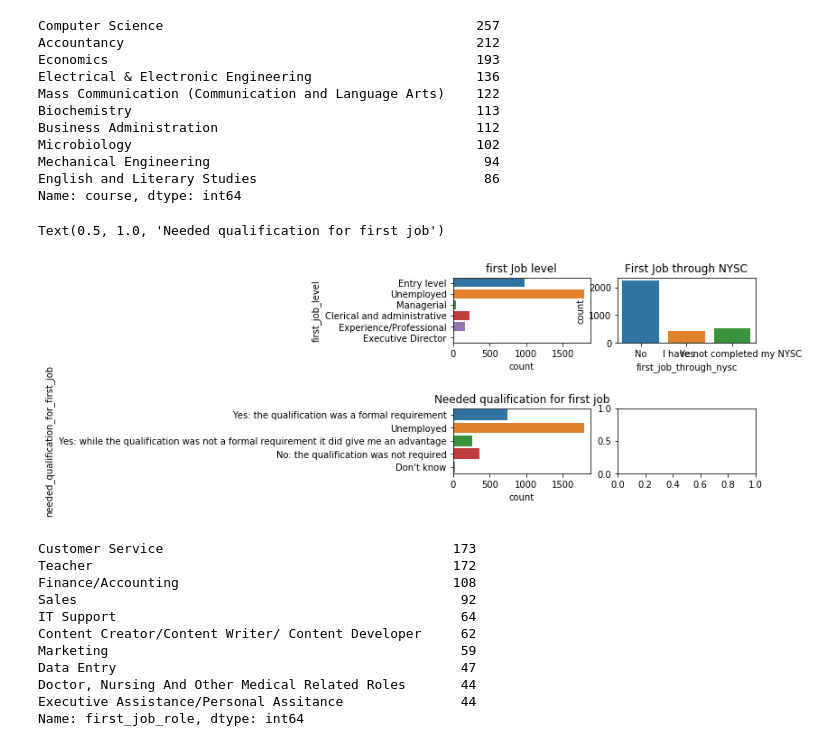
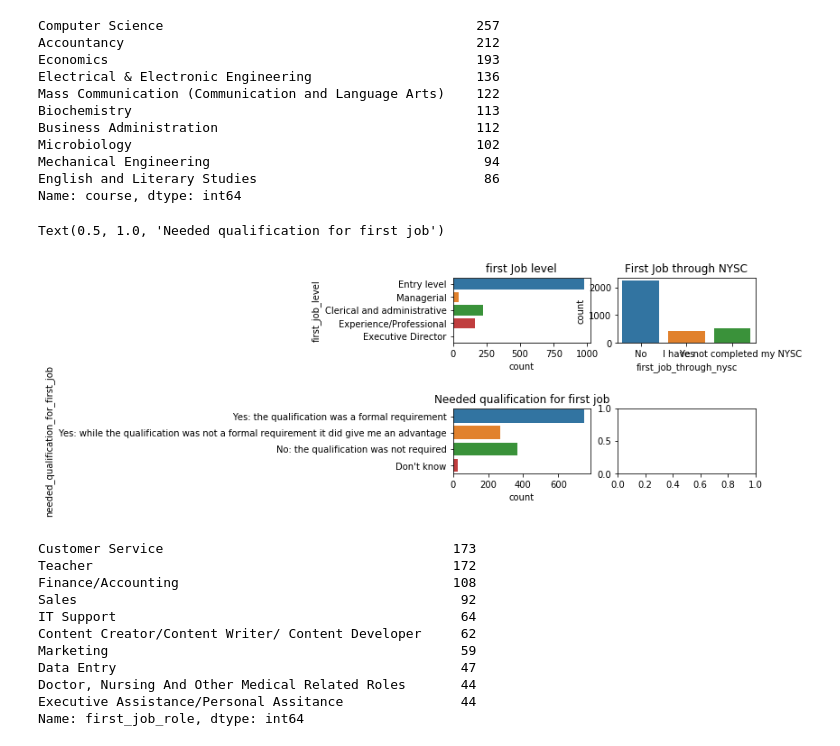
Before and after one commit to mmuoDev/nigerian-graduates, a Jupyter notebook: nigerian-graduates2.ipynb, the cells around one changed output. Cells and saved outputs as stored; diff of their text form; code cells hidden in the pictures.

```diff
--- a/nigerian-graduates2.ipynb
+++ b/nigerian-graduates2.ipynb
@@ -499,15 +499,17 @@ Name: course, dtype: int64
 # %%
 fig, ax = plt.subplots(2, 2)
 plt.subplots_adjust(hspace = 1)
-sns.countplot(y='first_job_level', data=data, ax=ax[0, 0]).set_title('first Job level')
+y1 = data.loc[data['first_job_level'] != 'Unemployed']['first_job_level'] #format series
+y2 = data.loc[data['needed_qualification_for_first_job'] != 'Unemployed']['needed_qualification_for_first_job'] #format series
+sns.countplot(y=y1, data=data, ax=ax[0, 0]).set_title('first Job level')
 sns.countplot(x='first_job_through_nysc', data=data, ax=ax[0, 1]).set_title('First Job through NYSC')
-sns.countplot(y='needed_qualification_for_first_job', data=data, ax=ax[1, 0]).set_title('Needed qualification for first job')
+sns.countplot(y=y2, data=data, ax=ax[1, 0]).set_title('Needed qualification for first job')
 #Most graduates start out as entry level staff
 #only about 20% get their first jobs via NYSC
 #Companies heavily require graduates to posses some sort of qualification
 # %% [output]
 Text(0.5, 1.0, 'Needed qualification for first job')
-[figure, old version]
+[figure, new version]
 # %%
 data.loc[data['first_job_role'] != 'Unemployed']['first_job_role'].value_counts().nlargest(10)
 #Teaching and customer service provided more jobs for fresh graduates.
```
Also changed, not shown: parts of 7 cells of this notebook.
